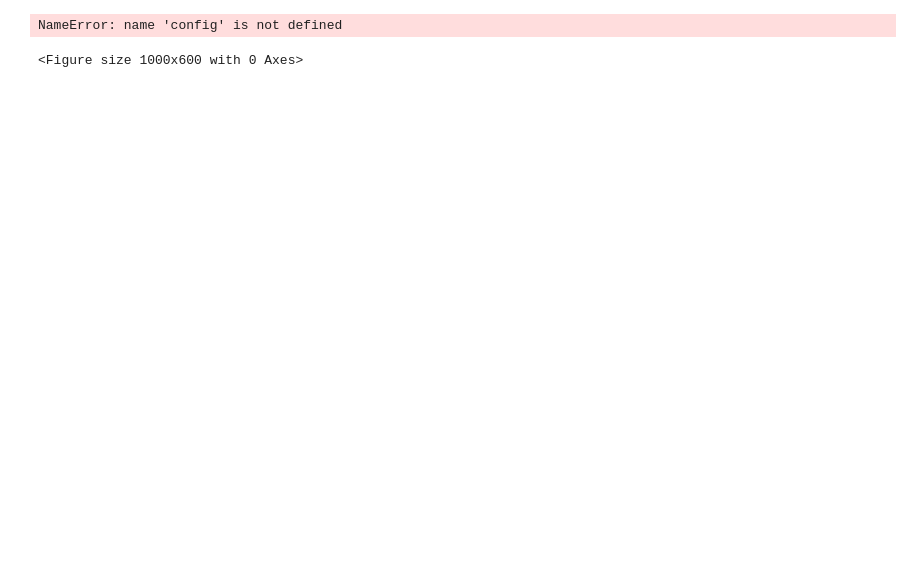
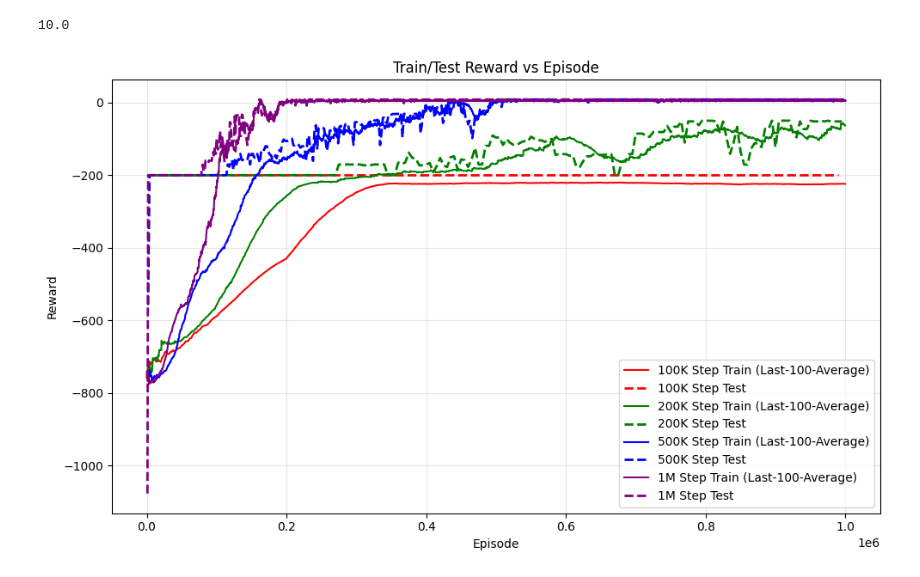
Before and after one commit to CVHvn/RL-Algorithms, a Jupyter notebook: Deep-Q-Network-variants/DQN/DQN.ipynb, the cells around one changed output. Saved outputs shown, nothing was run; the diff lists cells and outputs as text; code cells hidden in the pictures; blank space fills up the shorter version.

```diff
--- a/Deep-Q-Network-variants/DQN/DQN.ipynb
+++ b/Deep-Q-Network-variants/DQN/DQN.ipynb
@@ -391,19 +394,22 @@ agent.render(95)
+# %%
+agent.save_gif(95)
+# %% [output]
+10.0
 # %%
 import pickle
 import numpy as np
 import matplotlib.pyplot as plt
 
-steps = ["500K"]
-steps_frequency = [1]
-colors = ["purple"]
+total_steps = [int(1e5), int(2e5), int(5e5), int(1e6)]
+steps = ["100K", "200K", "500K", "1M"]
+steps_frequency = [10, 5, 2, 1]
+colors = ["red", "green", "blue", "purple"]
 
 plt.figure(figsize=(10, 6))
 
-for step, step_frequency, color in zip(steps, steps_frequency, colors):
-    episode_rewards = 0
-    test_episode_rewards = 0
+for total_step, step, step_frequency, color in zip(total_steps, steps, steps_frequency, colors):
 
-    for run in range(1, 11):
+    for run in range(1, 2):
         log_file = f"weights/DQN-Taxi-v4-{step}-run{run}-log.pickle"
         window = 100
         test_frequency = config.test_frequency
@@ -412,55 +418,45 @@ for step, step_frequency, color in zip(steps, steps_frequency, colors):
             with open(log_file, "rb") as f:
                 log = pickle.load(f)
         except:
             continue
 
-        episode_rewards += np.array(log["episode_rewards"]) / 10.
-        test_episode_rewards += np.array(log["test_episode_rewards"]) / 10.
+        episode_rewards = np.array(log["episode_rewards"])
+        test_episode_rewards = np.array(log["test_episode_rewards"]).mean(-1)
+
+        train_episode = np.array(log["episode_steps"])
+        for i in range(1, len(train_episode)):
+            train_episode[i] += train_episode[i-1]
+        test_episode = np.arange(config.test_frequency, total_step, config.test_frequency)
 
     sum_episode_rewards = np.convolve(episode_rewards, np.ones((window,), dtype=np.float32))[:len(episode_rewards)]
     mean_episode_rewards = sum_episode_rewards / np.array([i+1 if i < window else window for i in range(len(episode_rewards))])
 
-    test_episode_rewards = test_episode_rewards.mean(-1)
-    sum_test_episode_rewards = np.convolve(test_episode_rewards, np.ones((window,), dtype=np.float32))[:len(test_episode_rewards)]
-    mean_test_episode_rewards = sum_test_episode_rewards / np.array([i+1 if i < window else window for i in range(len(test_episode_rewards))])
-
-    train_episode = np.linspace(
-        step_frequency,
-        len(episode_rewards)*step_frequency,
-        len(episode_rewards),
-        dtype=int
-    )
-    test_episode = np.linspace(
-        test_frequency*step_frequency,
-        len(episode_rewards)*step_frequency,
-        len(test_episode_rewards),
-        dtype=int,
-    )
+    # sum_test_episode_rewards = np.convolve(test_episode_rewards, np.ones((window,), dtype=np.float32))[:len(test_episode_rewards)]
+    # mean_test_episode_rewards = sum_test_episode_rewards / np.array([i+1 if i < window else window for i in range(len(test_episode_rewards))])
 
     plt.plot(
-        train_episode/5e4,
+        train_episode * step_frequency,
         mean_episode_rewards,
         label=f"{step} Step Train (Last-{window}-Average)",
         color = color
     )
 
     plt.plot(
-        test_episode/5e4,
-        mean_test_episode_rewards,
+        test_episode * step_frequency,
+        test_episode_rewards, #mean_test_episode_rewards,
         linestyle = "--",
         linewidth=2,
-        label=f"{step} Step Test (Last-{window}-Average)",
+        label=f"{step} Step Test", #f"{step} Step Test (Last-{window}-Average)",
         color = color
     )
 
 plt.xlabel("Episode")
 plt.ylabel("Reward")
 plt.title("Train/Test Reward vs Episode")
 plt.grid(alpha=0.3)
 plt.legend()
 plt.tight_layout()
 plt.show()
 # %% [output]
-NameError: name 'config' is not defined
-<Figure size 1000x600 with 0 Axes>
+[figure, added]
 # %%
```
Also changed, not shown: parts of 5 cells of this notebook, 13 other files.
